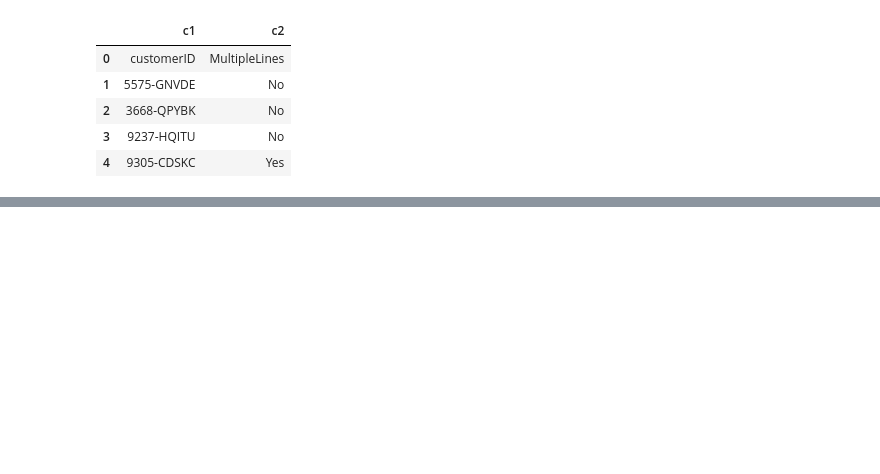
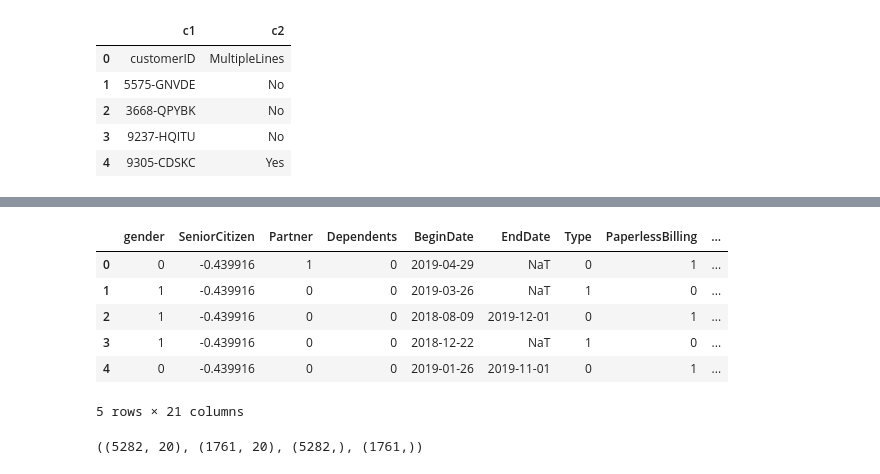
Before and after one commit to GasimV/Telecom-Operator-Churn-Prediction, a Jupyter notebook: teledom_churn_prediction.ipynb, the cells around one changed output, grey strips where cells are left out. Saved outputs shown, nothing was run; the diff lists cells and outputs as text; code cells hidden in the pictures; blank space fills up the shorter version.

Commit message:
Completed EDA, Preprocessing and Model Training

```diff
--- a/teledom_churn_prediction.ipynb
+++ b/teledom_churn_prediction.ipynb
@@ -78,0 +304,51 @@ display(phone_data.head())
+# %%
+# Handling Categorical Variables
+# Selecting categorical columns
+categorical_cols = merged_data.select_dtypes(include=['object']).columns
+
+# Applying label encoding to categorical columns
+label_encoder = LabelEncoder()
+for col in categorical_cols:
+    if col != 'customerID':  # Excluding customerID from encoding
+        merged_data[col] = label_encoder.fit_transform(merged_data[col])
+
+# Scale Numerical Features
+# Selecting numerical columns (excluding binary columns like 'Churn')
+if 'Churn' in merged_data.columns:
+    # Selecting numerical columns, excluding 'Churn'
+    numerical_cols = [col for col in merged_data.select_dtypes(include=['int64', 'float64']).columns if col != 'Churn']
+else:
+    # Selecting all numerical columns
+    numerical_cols = merged_data.select_dtypes(include=['int64', 'float64']).columns
+
+# Applying standard scaling
+scaler = StandardScaler()
+merged_data[numerical_cols] = scaler.fit_transform(merged_data[numerical_cols])
+
+# Finalize Dataset for Model Training
+final_data = merged_data.drop(['customerID'], axis=1)  # Excluding 'customerID'
+
+# Displaying the first few rows of the processed data
+final_data.head()
+# %% [output]
+|  | gender | SeniorCitizen | Partner | Dependents | BeginDate | EndDate | Type | PaperlessBilling | ... |
+| 0 | 0 | -0.439916 | 1 | 0 | 2019-04-29 | NaT | 0 | 1 | ... |
+| 1 | 1 | -0.439916 | 0 | 0 | 2019-03-26 | NaT | 1 | 0 | ... |
+| 2 | 1 | -0.439916 | 0 | 0 | 2018-08-09 | 2019-12-01 | 0 | 1 | ... |
+| 3 | 1 | -0.439916 | 0 | 0 | 2018-12-22 | NaT | 1 | 0 | ... |
+| 4 | 0 | -0.439916 | 0 | 0 | 2019-01-26 | 2019-11-01 | 0 | 1 | ... |
+5 rows × 21 columns
+# %%
+# Defining the features (X) and target (y)
+X = final_data.drop('Churn', axis=1)
+y = final_data['Churn']
+
+# Splitting the data into training and test sets
+# Using a test size of 25% and a random state for reproducibility
+RANDOM_STATE = 150124  # start date of the project
+X_train, X_test, y_train, y_test = train_test_split(X, y, test_size=0.25, random_state=RANDOM_STATE)
+
+# Confirming the split
+(X_train.shape, X_test.shape, y_train.shape, y_test.shape)
+# %% [output]
+((5282, 20), (1761, 20), (5282,), (1761,))
```
Also changed, not shown: parts of 23 cells of this notebook.
